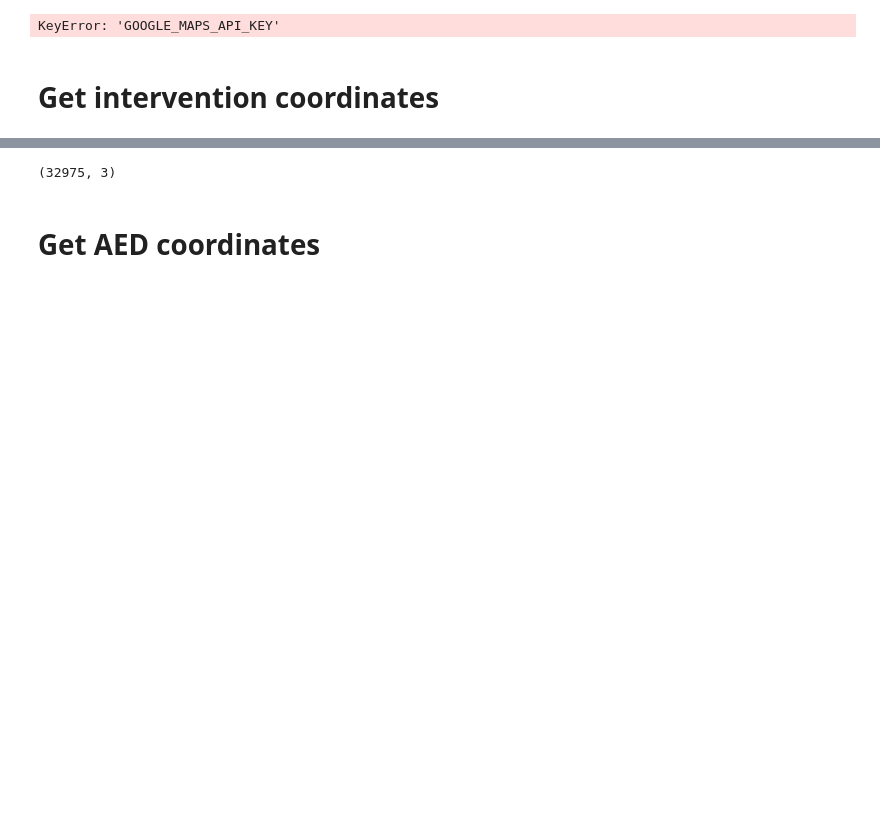
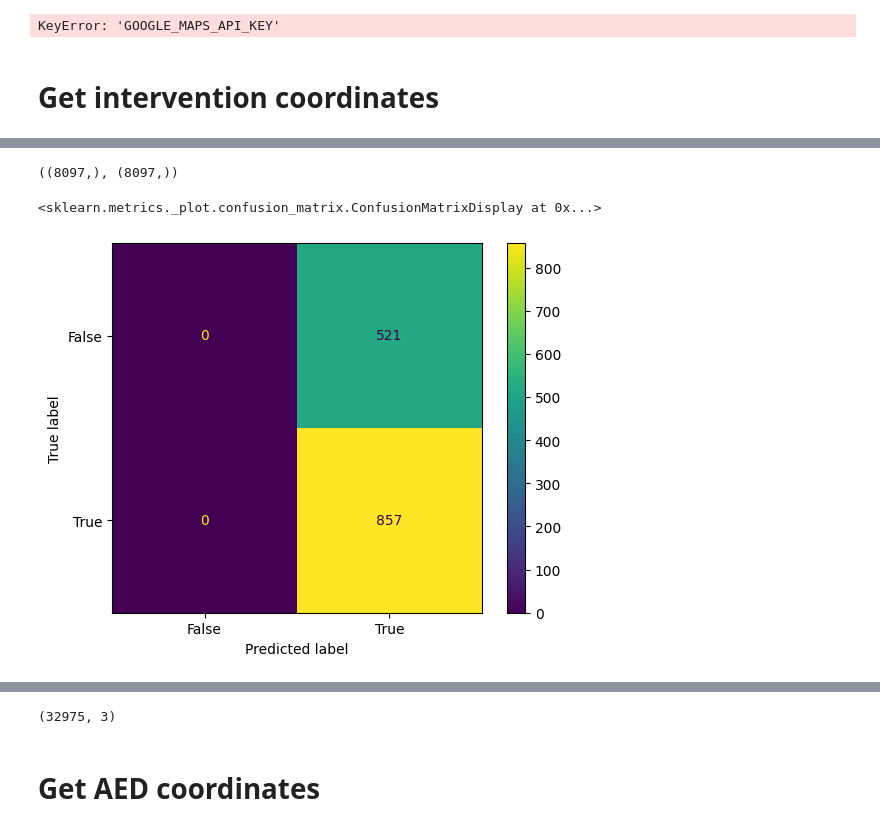
Before and after one commit to flonat/modern_data_analytics_2024, a Jupyter notebook: notebooks/get_distance_to_devices.ipynb, the cells around one changed output, grey strips where cells are left out. Cells and saved outputs as stored; diff of their text form; code cells hidden in the pictures; blank space fills up the shorter version.

Commit message:
Add ML model to predict survived patient

```diff
--- a/notebooks/get_distance_to_devices.ipynb
+++ b/notebooks/get_distance_to_devices.ipynb
@@ -107,0 +112,6 @@ intervention3 = pq.ParquetFile(os.path.join('../data', 'interventions3.parquet.g
+# %%
+interventions = pd.concat([intervention1, intervention2, intervention3], ignore_index=True)
+arrests = interventions.loc[interventions['EventType Trip'] == 'P003 - Cardiac arrest']
+# %%
+arrests['Survived'] = (arrests['Abandon reason'] != 'Overleden')
+arrests.shape
@@ -107,0 +125,44 @@ intervention3 = pq.ParquetFile(os.path.join('../data', 'interventions3.parquet.g
+# %%
+X = arrests['Intervention time (T1Confirmed)']
+y = arrests['Survived']
+
+X.shape, y.shape
+# %% [output]
+((8097,), (8097,))
+# %%
+from sklearn.linear_model import LogisticRegression
+from sklearn.ensemble import HistGradientBoostingClassifier
+from sklearn.model_selection import train_test_split
+from sklearn.metrics import accuracy_score, confusion_matrix, ConfusionMatrixDisplay
+from sklearn.impute import SimpleImputer
+from sklearn.ensemble import HistGradientBoostingClassifier
+
+# Select the relevant columns for the logistic regression model
+X = arrests.loc[arrests['Intervention time (T1Confirmed)'] < 1400, ['Intervention time (T1Confirmed)']]
+y = arrests.loc[arrests['Intervention time (T1Confirmed)'] < 1400, 'Survived']
+
+# Split the data into training and testing sets
+imputer = SimpleImputer()
+
+# Preprocess the data by imputing missing values
+X_train, X_test, y_train, y_test = train_test_split(X, y, test_size=0.2, random_state=42)
+X_train = imputer.fit_transform(X_train)
+X_test = imputer.transform(X_test)
+
+# Define the class weights
+class_weights = {0: 1, 1: 1}
+
+# Create the classifier with class weights
+model = LogisticRegression(class_weight=class_weights)
+
+# Fit the classifier to your data
+model.fit(X_train, y_train)
+
+# Predict the target variable for the test set
+y_pred = model.predict(X_test)
+
+disp = ConfusionMatrixDisplay(confusion_matrix=confusion_matrix(y_test, y_pred, labels=model.classes_), display_labels=model.classes_)
+disp.plot()
+# %% [output]
+<sklearn.metrics._plot.confusion_matrix.ConfusionMatrixDisplay at 0x...>
+[figure, added]
```
Also changed, not shown: parts of 4 cells of this notebook.
